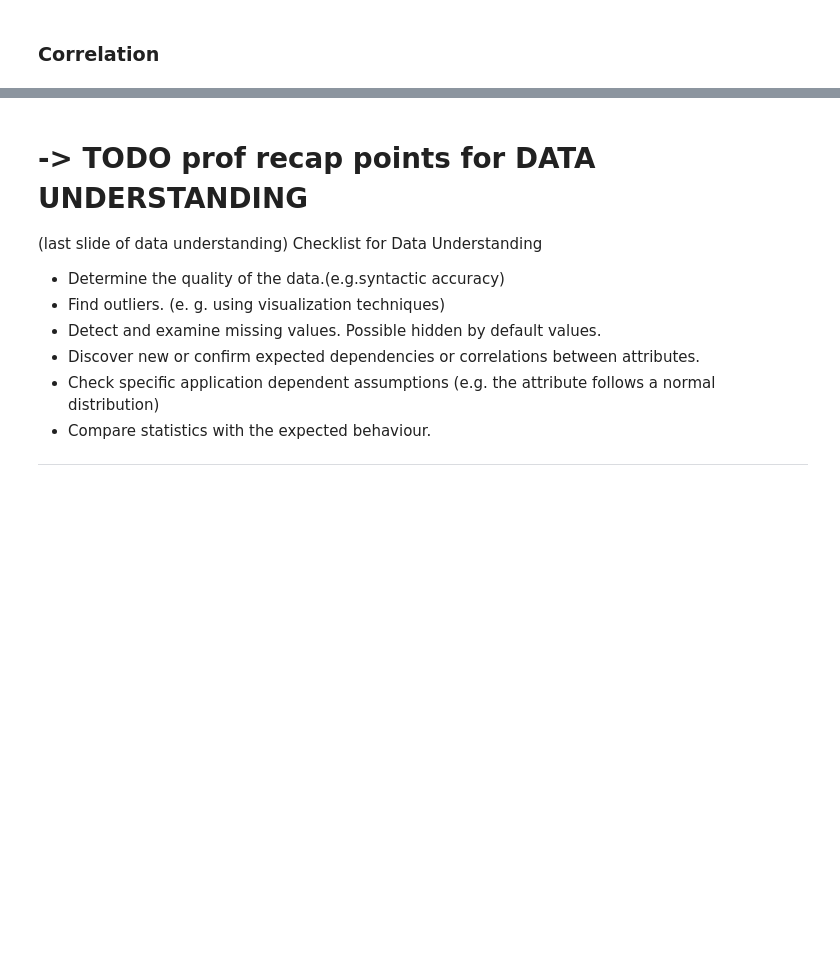
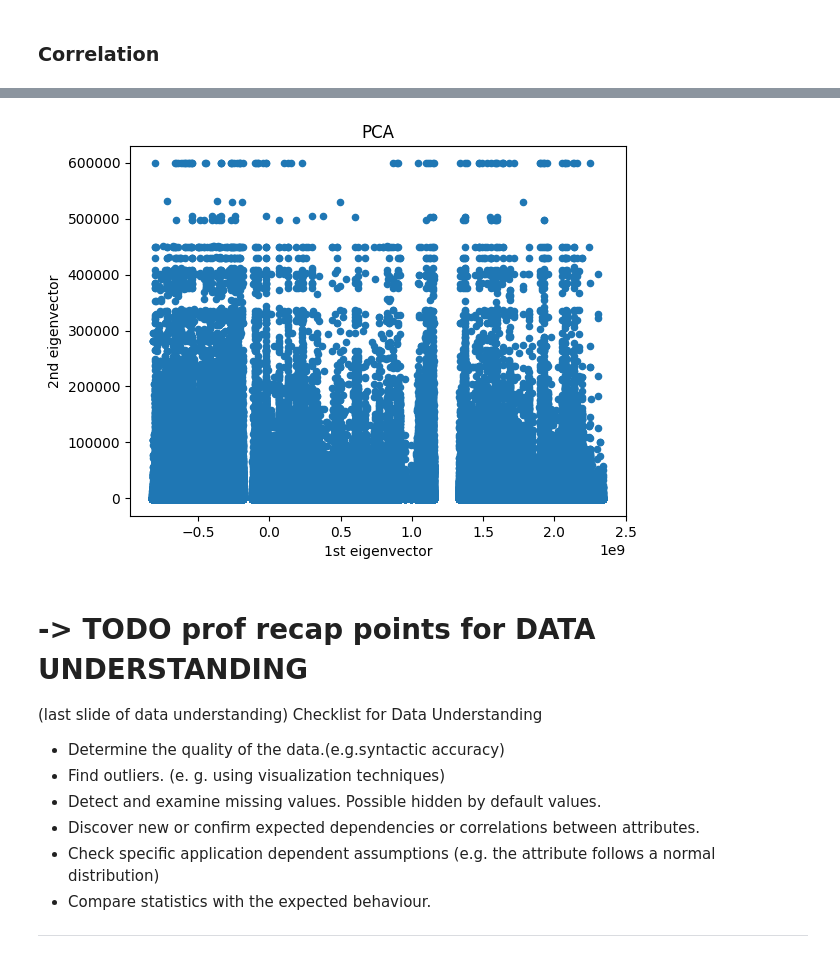
Before and after one commit to federicosilvestri/data-mining, a Jupyter notebook: 1_data_understanding.ipynb, the cells around one changed output, grey strips where cells are left out. Drawn from its saved outputs; the diff is of its cells as text; code cells hidden in the pictures; blank space fills up the shorter version.

```diff
--- a/1_data_understanding.ipynb
+++ b/1_data_understanding.ipynb
@@ -752,3 +826,4 @@ users.astype({'bot': 'int64'}).corr(method='pearson', numeric_only=True).loc[use
 # %%
-tweets_num_cols = ['user_id', 'retweet_count', 'reply_count', 'favorite_count', 'num_hashtags', 'num_urls', 'num_mentions']
-tweets.corr(method='pearson', numeric_only=True).loc[tweets_num_cols, tweets_num_cols]
+tweets_num_cols = ['retweet_count', 'reply_count', 'favorite_count', 'num_hashtags', 'num_urls', 'num_mentions']
+corr = tweets.corr(method='pearson', numeric_only=True).loc[tweets_num_cols, tweets_num_cols]
+corr.style.background_gradient(cmap='coolwarm')
@@ -759,14 +839,16 @@ plt.show()
 # %%
 from sklearn.decomposition import PCA
 
-cat_tweets = users.drop(columns=tweets_num_cols)
+cat_tweets = tweets[tweets_num_cols]
 
 X_pca = PCA(n_components=2).fit_transform(cat_tweets)
-plt.scatter(X_pca[:, 0], X_pca[:, 1], cmap=plt.cm.Set1, edgecolor='k', s=40)
+plt.scatter(X_pca[:, 0], X_pca[:, 1], s=20)
 plt.title("PCA")
 plt.xlabel("1st eigenvector")
 plt.ylabel("2nd eigenvector")
 plt.show()
+# %% [output]
+[figure, added]
 # %% [markdown]
 # -> TODO prof recap points for DATA UNDERSTANDING
 (last slide of data understanding)
```
Also changed, not shown: parts of 22 cells of this notebook.
